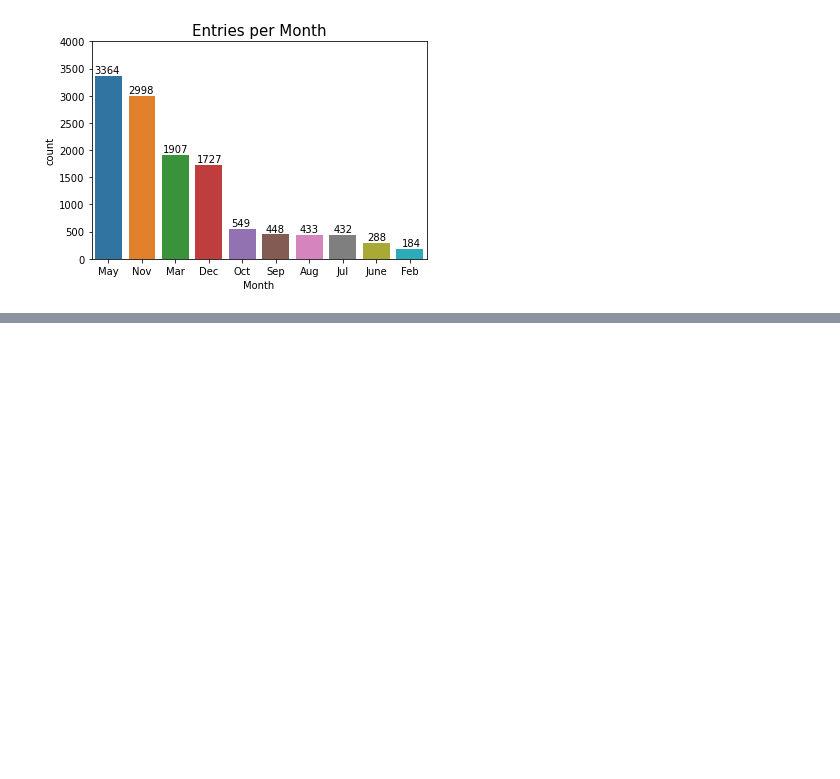
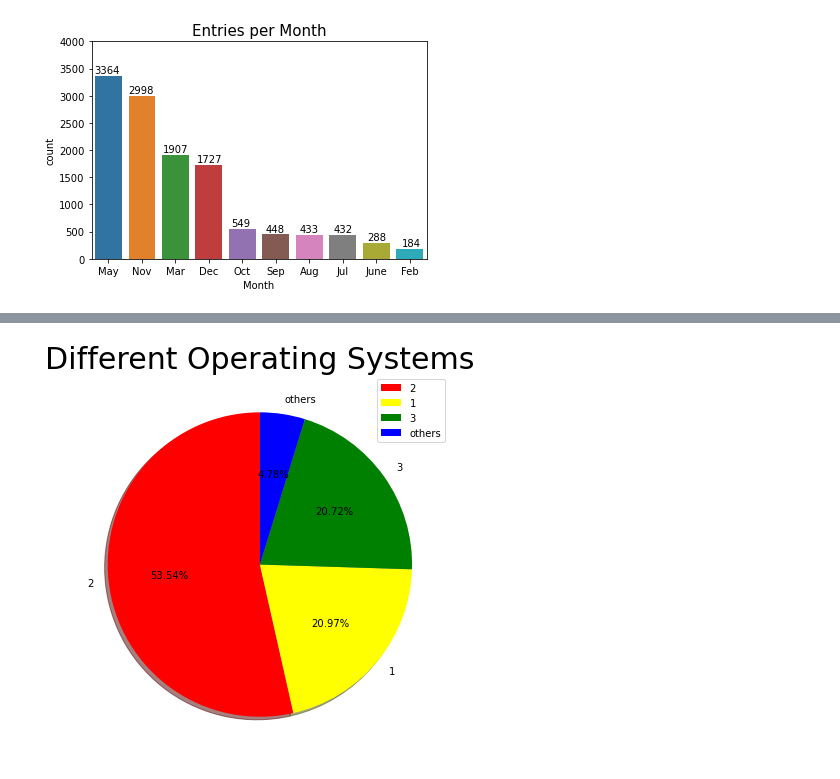
Before and after one commit to Peteresis/PALAB---Online-Shoppers-Behavior, a Jupyter notebook: Graphing_shoppers_ML_ensemble.ipynb, the cells around one changed output, grey strips where cells are left out. Cells and saved outputs as stored; diff of their text form; code cells hidden in the pictures; blank space fills up the shorter version.

Commit message:
Adding Updated Visual Data

```diff
--- a/Graphing_shoppers_ML_ensemble.ipynb
+++ b/Graphing_shoppers_ML_ensemble.ipynb
@@ -53,0 +67,16 @@ for index, value in monthly.items():
+# %%
+# Plotting a pie chart for Operating Systems
+
+plt.rcParams['figure.figsize'] = (18, 7)
+size = [6601, 2585, 2555, 589]
+colors = ['red', 'yellow', 'green', 'blue']
+labels = "2", "1", "3", "others"
+
+plt.subplot(1, 2, 2)
+plt.pie(size, colors = colors, labels = labels, shadow = True, autopct = '%.2f%%', startangle=90)
+plt.title('Different Operating Systems', fontsize = 30)
+plt.axis('off')
+plt.legend()
+plt.show()
+# %% [output]
+[figure, added]
```
Also changed, not shown: parts of 3 cells of this notebook.
